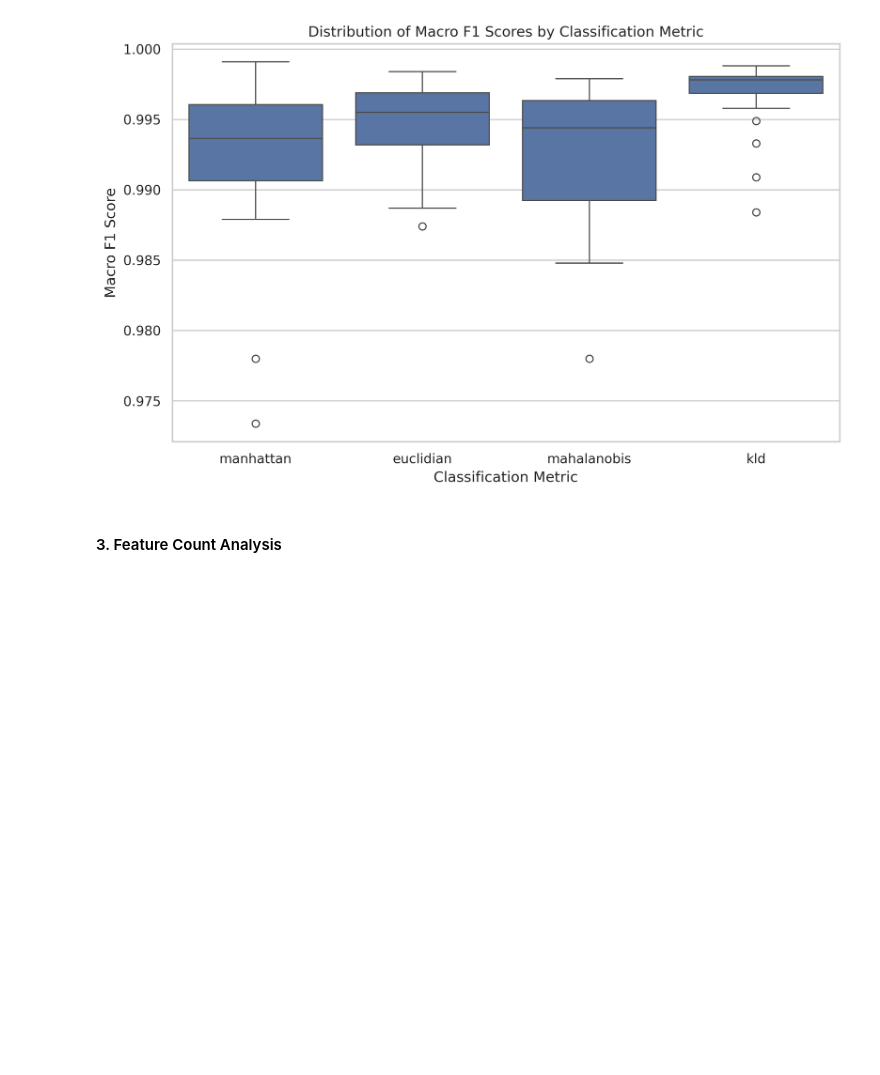
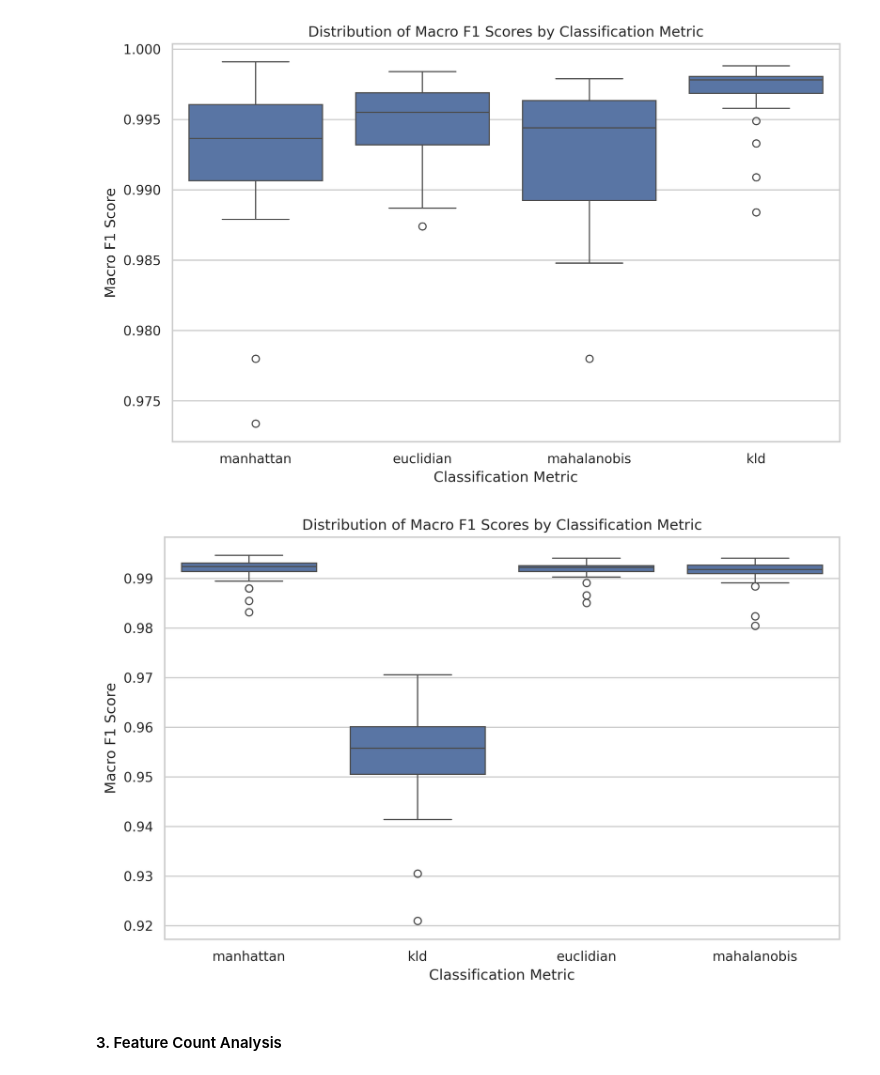
Before and after one commit to SALIPE/genomic-extractor, a Jupyter notebook: notebooks/create_figs_hiv_denv.ipynb, the cells around one changed output. Saved outputs shown, nothing was run; the diff lists cells and outputs as text; code cells hidden in the pictures; blank space fills up the shorter version.

```diff
--- a/notebooks/create_figs_hiv_denv.ipynb
+++ b/notebooks/create_figs_hiv_denv.ipynb
@@ -103,5 +103,15 @@ plt.ylabel("Macro F1 Score")
 plt.show()
 # %% [output]
 [figure]
+# %%
+denv = df[(df['wndwPercent'] == 0.002)]
+plt.figure(figsize=(10, 6))
+sns.boxplot(data=denv, x='metric', y='micro_f1')
+plt.title("Distribution of Macro F1 Scores by Classification Metric")
+plt.xlabel("Classification Metric")
+plt.ylabel("Macro F1 Score")
+plt.show()
+# %% [output]
+[figure, added]
 # %% [markdown]
 #### 3. Feature Count Analysis
```
Also changed, not shown: parts of 3 cells of this notebook, 1 other file.
